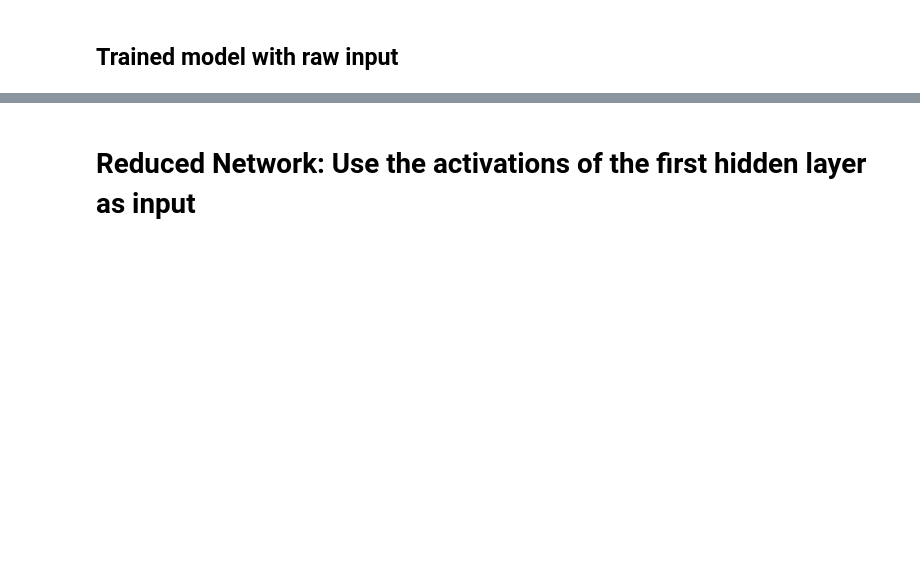
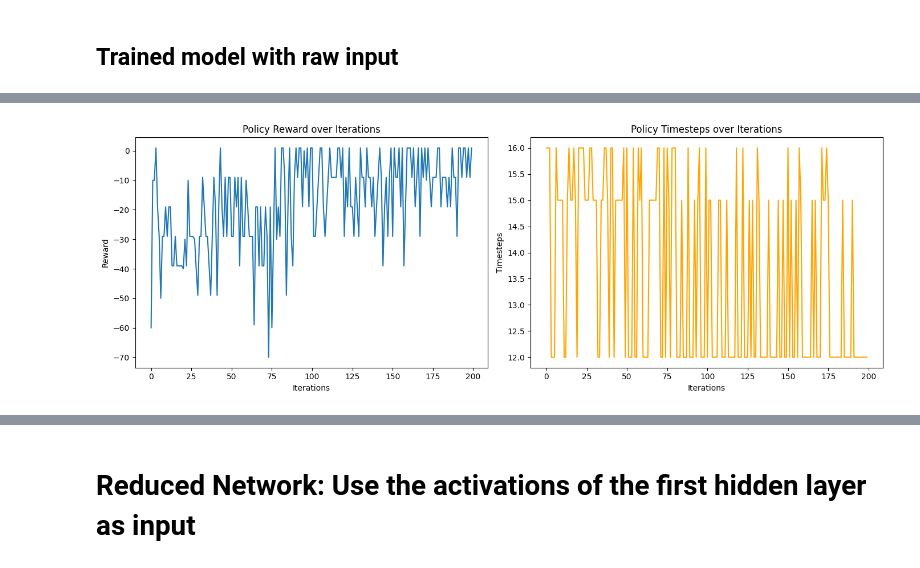
Before and after one commit to ngol0/DynamicNetwork, a Jupyter notebook: Lam-FEx(tanh).ipynb, the cells around one changed output, grey strips where cells are left out. Saved outputs shown, nothing was run; the diff lists cells and outputs as text; code cells hidden in the pictures; blank space fills up the shorter version.

```diff
--- a/Lam-FEx(tanh).ipynb
+++ b/Lam-FEx(tanh).ipynb
@@ -53,7 +135,12 @@ model.compile(optimizer='adam', loss='mse')
 # Hyperparameters
 gamma = 0.9
 num_iterations = 200
-epsilon = 0.1
+epsilon = 0.9
+evaluation_interval = 1  # Evaluate policy every 20 iterations
+
+# Lists to store evaluation metrics
+reward_history = []
+timestep_history = []
 
 # Training loop
 for iteration in range(num_iterations):
@@ -85,4 +172,16 @@ for iteration in range(num_iterations):
 
         # Train the model to output target value for the current state
         model.fit(state_vector.reshape(1, -1), np.array([target_value]), epochs=1, verbose=0)
+
+    # Evaluate the policy every evaluation_interval iterations
+    if iteration % evaluation_interval == 0:
+        policy_reward, time_steps = evaluate_policy_no_noise(model, epsilon=epsilon)
+        reward_history.append(policy_reward)
+        timestep_history.append(time_steps)
+        #print(f"Iteration {iteration}: Evaluated reward = {policy_reward}, Time steps = {time_steps}")
+
+        # Decay epsilon, ensuring it doesn't go below the min_epsilon
+        epsilon = max(0.01, epsilon * 0.995)
+
+print("Training complete.")
 # %% [output]
@@ -106,3 +205,27 @@ for iteration in range(num_iterations):
+# %%
+import matplotlib.pyplot as plt
+
+# Plot the results
+plt.figure(figsize=(14, 5))
+
+# Plot rewards
+plt.subplot(1, 2, 1)
+plt.plot(range(0, num_iterations, evaluation_interval), reward_history)
+plt.xlabel('Iterations')
+plt.ylabel('Reward')
+plt.title('Policy Reward over Iterations')
+
+# Plot timesteps
+plt.subplot(1, 2, 2)
+plt.plot(range(0, num_iterations, evaluation_interval), timestep_history, color='orange')
+plt.xlabel('Iterations')
+plt.ylabel('Timesteps')
+plt.title('Policy Timesteps over Iterations')
+
+plt.tight_layout()
+plt.show()
+# %% [output]
+[figure, added]
 # %%
 # Output the value V(s) for each state
 print("State values after training:")
```
Also changed, not shown: parts of 4 cells of this notebook, 4 other files.
